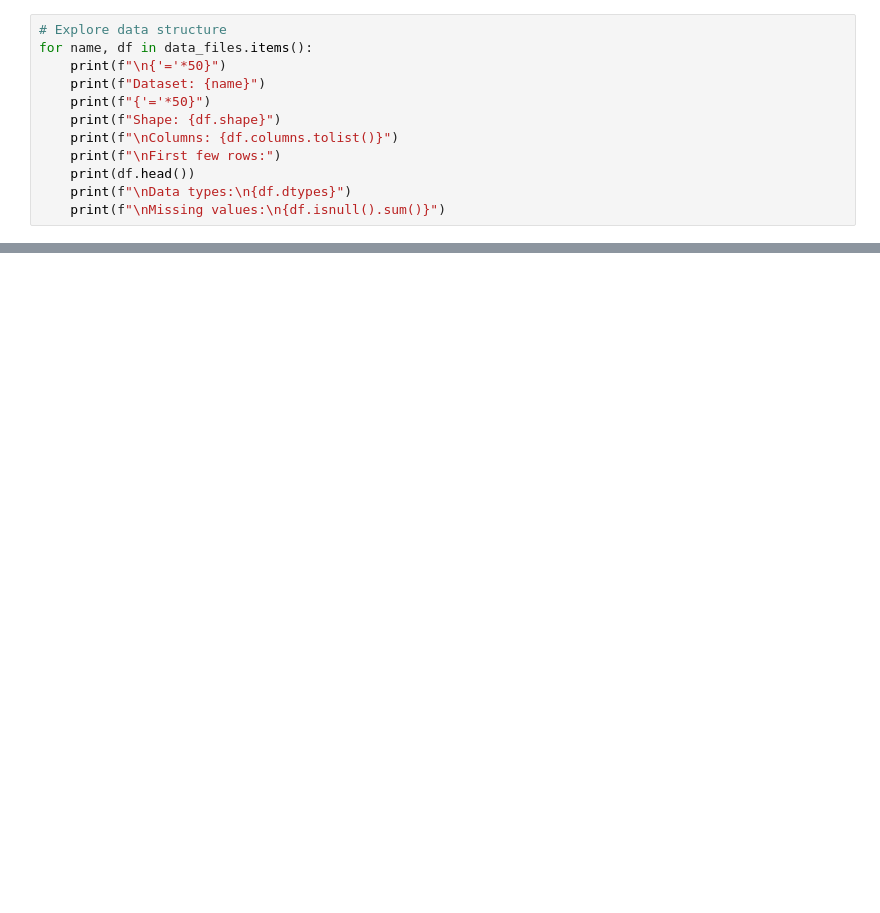
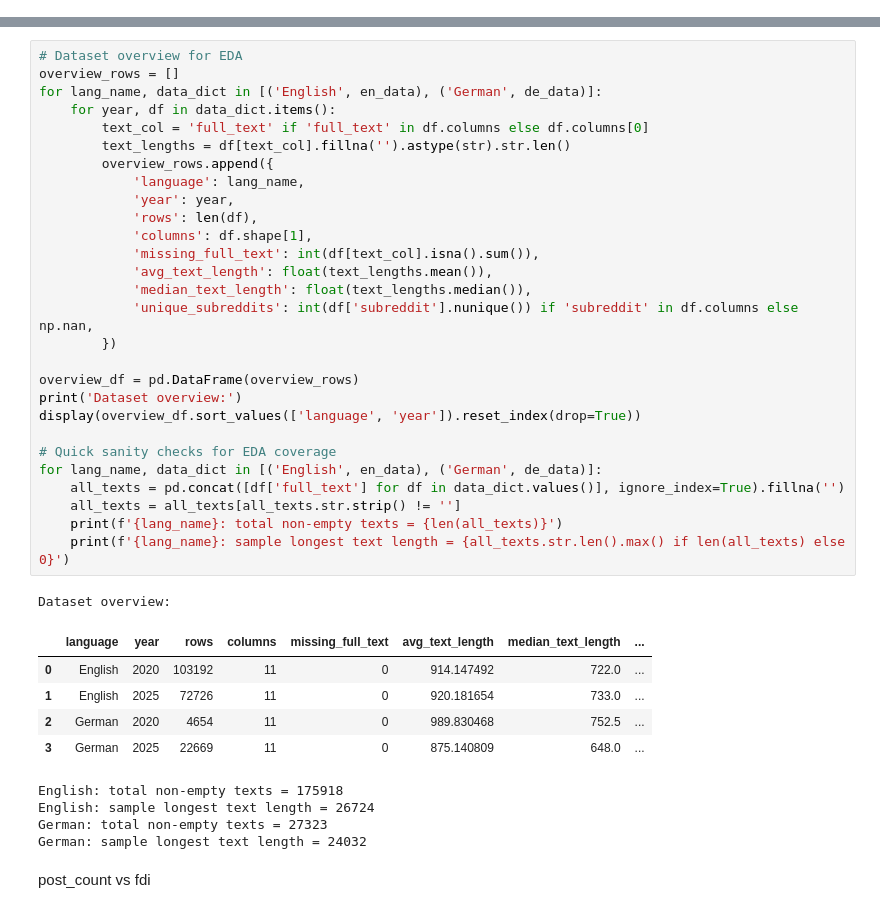
Before and after one commit to Chengyi-Hua/SMDA_Financial_Anxiety_on_Reddit, a Jupyter notebook: eda.ipynb, the cells around one changed output, grey strips where cells are left out. Cells and saved outputs as stored; diff of their text form; blank space fills up the shorter version.

```diff
--- a/eda.ipynb
+++ b/eda.ipynb
@@ -28,12 +0,0 @@ Loaded finanzen_2020_final.csv: shape (4654, 11)
-# %%
-# Explore data structure
-for name, df in data_files.items():
-    print(f"\n{'='*50}")
-    print(f"Dataset: {name}")
-    print(f"{'='*50}")
-    print(f"Shape: {df.shape}")
-    print(f"\nColumns: {df.columns.tolist()}")
-    print(f"\nFirst few rows:")
-    print(df.head())
-    print(f"\nData types:\n{df.dtypes}")
-    print(f"\nMissing values:\n{df.isnull().sum()}")
@@ -153,0 +32,41 @@ Entity Type Distribution:
+# %%
+# Dataset overview for EDA
+overview_rows = []
+for lang_name, data_dict in [('English', en_data), ('German', de_data)]:
+    for year, df in data_dict.items():
+        text_col = 'full_text' if 'full_text' in df.columns else df.columns[0]
+        text_lengths = df[text_col].fillna('').astype(str).str.len()
+        overview_rows.append({
+            'language': lang_name,
+            'year': year,
+            'rows': len(df),
+            'columns': df.shape[1],
+            'missing_full_text': int(df[text_col].isna().sum()),
+            'avg_text_length': float(text_lengths.mean()),
+            'median_text_length': float(text_lengths.median()),
+            'unique_subreddits': int(df['subreddit'].nunique()) if 'subreddit' in df.columns else np.nan,
+        })
+
+overview_df = pd.DataFrame(overview_rows)
+print('Dataset overview:')
+display(overview_df.sort_values(['language', 'year']).reset_index(drop=True))
+
+# Quick sanity checks for EDA coverage
+for lang_name, data_dict in [('English', en_data), ('German', de_data)]:
+    all_texts = pd.concat([df['full_text'] for df in data_dict.values()], ignore_index=True).fillna('')
+    all_texts = all_texts[all_texts.str.strip() != '']
+    print(f'{lang_name}: total non-empty texts = {len(all_texts)}')
+    print(f'{lang_name}: sample longest text length = {all_texts.str.len().max() if len(all_texts) else 0}')
+# %% [output]
+Dataset overview:
+|  | language | year | rows | columns | missing_full_text | avg_text_length | median_text_length | ... |
+| 0 | English | 2020 | 103192 | 11 | 0 | 914.147492 | 722.0 | ... |
+| 1 | English | 2025 | 72726 | 11 | 0 | 920.181654 | 733.0 | ... |
+| 2 | German | 2020 | 4654 | 11 | 0 | 989.830468 | 752.5 | ... |
+| 3 | German | 2025 | 22669 | 11 | 0 | 875.140809 | 648.0 | ... |
+English: total non-empty texts = 175918
+English: sample longest text length = 26724
+German: total non-empty texts = 27323
+German: sample longest text length = 24032
+# %% [markdown]
+post_count vs fdi
```
Also changed, not shown: parts of 13 cells of this notebook, 5 other files.
